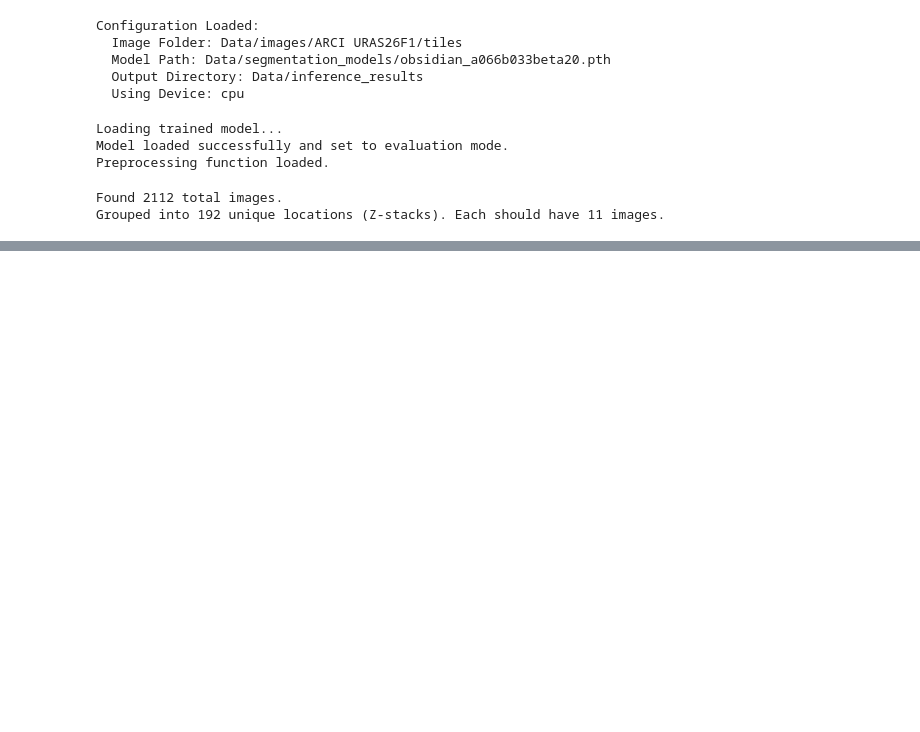
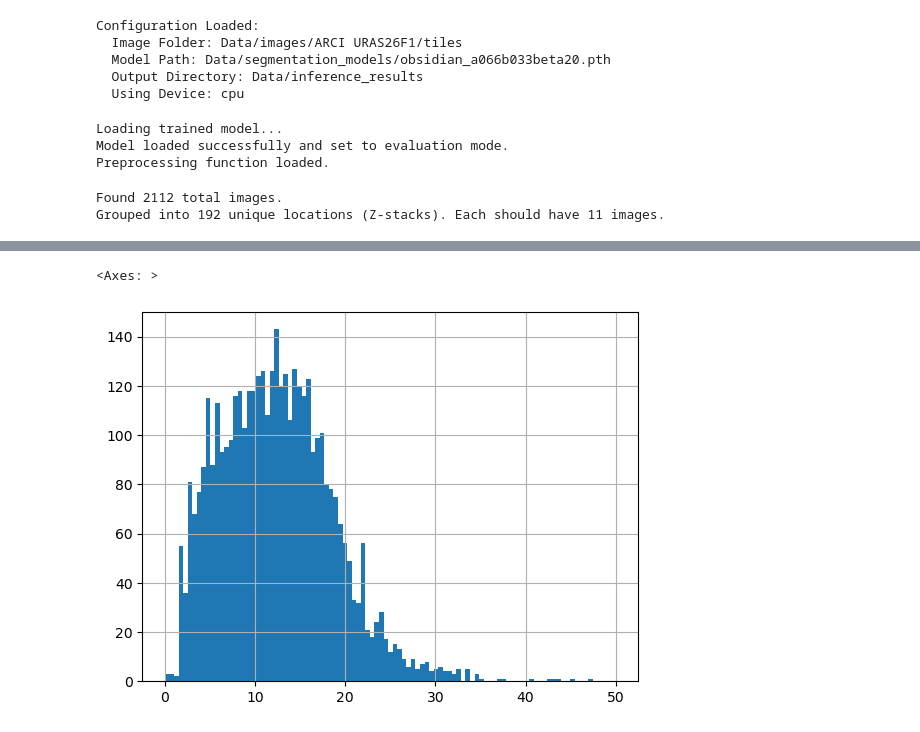
Before and after one commit to cgalelli/PrimusCode, a Jupyter notebook: Optimus_primus.ipynb, the cells around one changed output, grey strips where cells are left out. Saved outputs shown, nothing was run; the diff lists cells and outputs as text; code cells hidden in the pictures; blank space fills up the shorter version.

```diff
--- a/Optimus_primus.ipynb
+++ b/Optimus_primus.ipynb
@@ -230,0 +238,5 @@ Sample of detected track and ellipse properties:
+# %%
+df_ellipse_results['proj_len_px'].hist(bins = np.linspace(0, 50, 100))
+# %% [output]
+<Axes: >
+[figure, added]
```
Also changed, not shown: parts of 9 cells of this notebook.
